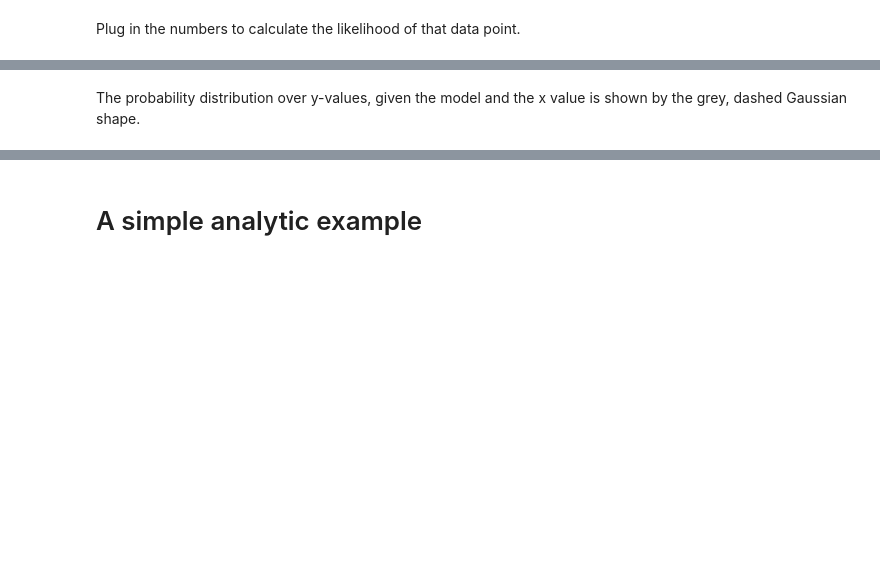
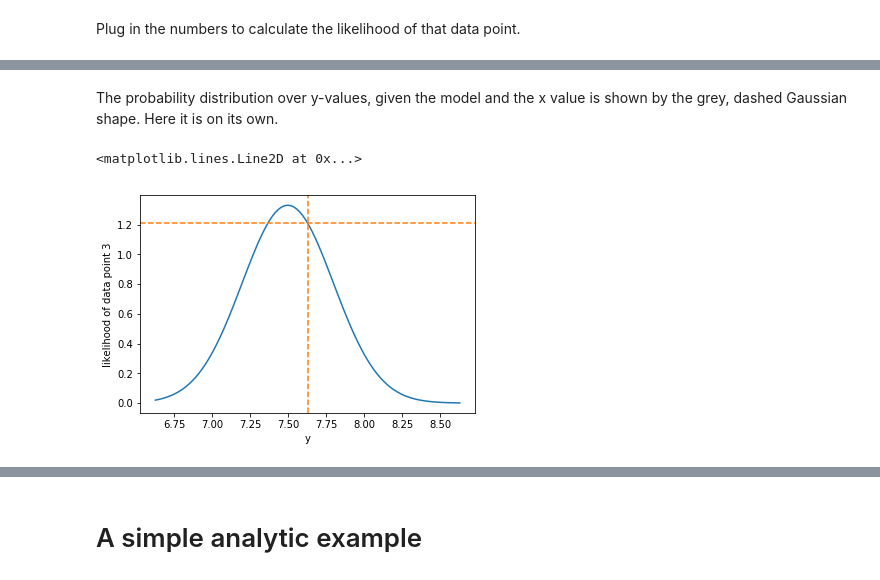
Before and after one commit to RuthAngus/Probabilistic-inference-tutorial, a Jupyter notebook: Bayesian_inference_tutorial.ipynb, the cells around one changed output, grey strips where cells are left out. Cells and saved outputs as stored; diff of their text form; code cells hidden in the pictures; blank space fills up the shorter version.

```diff
--- a/Bayesian_inference_tutorial.ipynb
+++ b/Bayesian_inference_tutorial.ipynb
@@ -294,6 +380,7 @@ $$ = \frac{1}{(2\pi\sigma^2)^{N/2}}\exp\left[-\frac{1}{2\sigma^2}(y_3 - [mx_3 +
 Plug in the numbers to calculate the likelihood of that data point.
 # %%
 mean = m*x[3] + c
-print("The likelihood of measuring y = {0:.3} given the model specified and that x = {1:.3} is".format(y[3], x[3]),
-      Gauss(mean, sigma, y[3]))
+y3_likelihood = Gauss(mean, sigma, y[3])
+print("The likelihood of measuring y = {0:.3} given the model specified"
+      "and that x = {1:.3} is {2:.5}".format(y[3], x[3], y3_likelihood))
 # %% [output]
@@ -321,2 +405,11 @@ plt.plot((Gauss((m*x[3] + c), sigma, yplot))*.5 + x[3], yplot, ".5", ls="--")
 # %% [markdown]
-The probability distribution over y-values, given the model and the x value is shown by the grey, dashed Gaussian shape.
+The probability distribution over y-values, given the model and the x value is shown by the grey, dashed Gaussian shape. Here it is on its own.
+# %%
+plt.plot(yplot, Gauss((m*x[3] + c), sigma, yplot))
+plt.ylabel("likelihood of data point 3")
+plt.xlabel("y")
+plt.axvline(y[3], color="tab:orange", ls="--")
+plt.axhline(y3_likelihood, color="tab:orange", ls="--")
+# %% [output]
+<matplotlib.lines.Line2D at 0x...>
+[figure, added]
```
Also changed, not shown: parts of 51 cells of this notebook.
